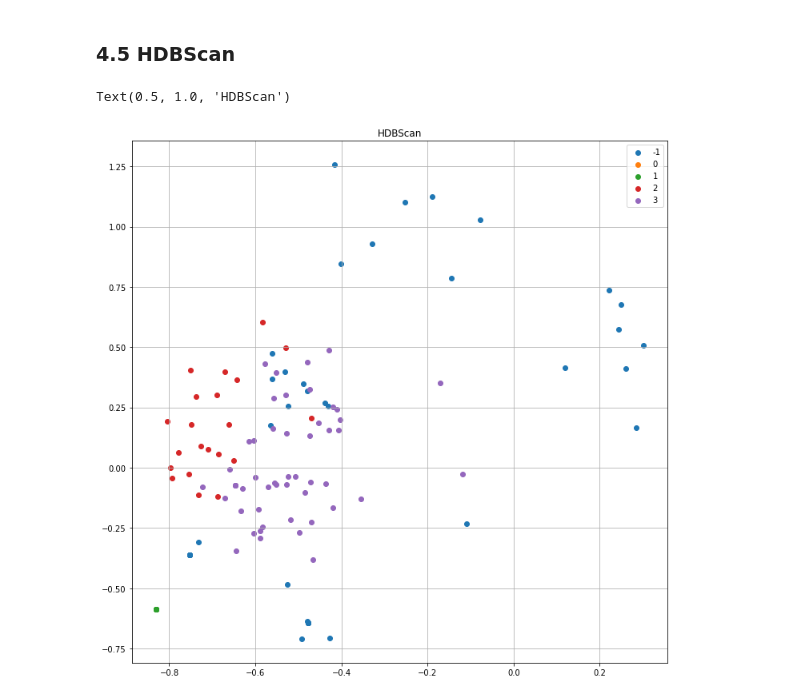
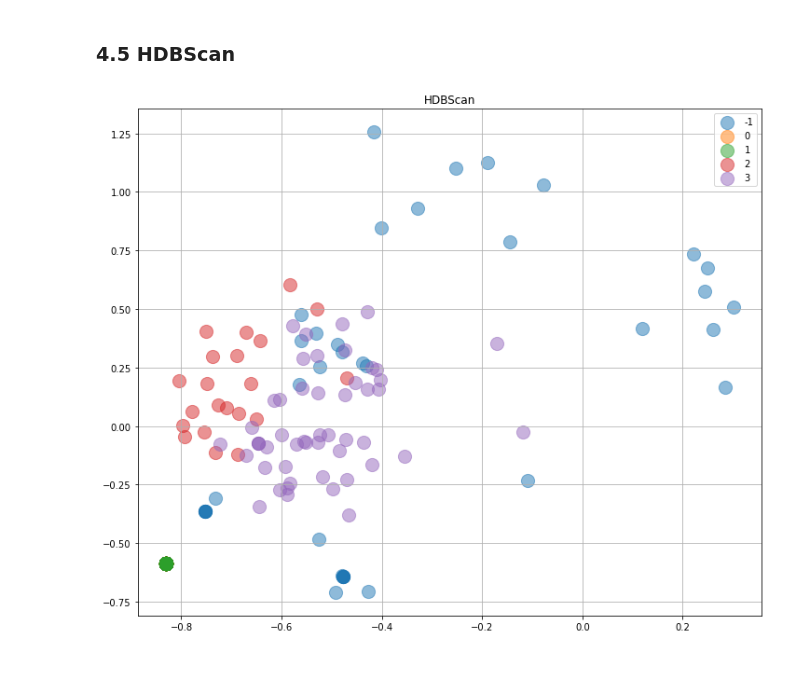
Before and after one commit to boringPpl/presidential-debates-comments-clustering, a Jupyter notebook: visualise_clusters.ipynb, the cells around one changed output. Cells and saved outputs as stored; diff of their text form; code cells hidden in the pictures; blank space fills up the shorter version.

```diff
--- a/visualise_clusters.ipynb
+++ b/visualise_clusters.ipynb
@@ -296,0 +297,2 @@ Text(0.5, 1.0, 'Elbow Method For Optimal k')
+# %%
+df['kmeans-label'] = label
@@ -296,0 +312,3 @@ Text(0.5, 1.0, 'Elbow Method For Optimal k')
+# %%
+for i in [0, 3, 2, 1]:
+    df[df['kmeans-label']==i].to_excel(f'kmeans-label{i}.xlsx')
@@ -297,12 +327,14 @@ Text(0.5, 1.0, 'Elbow Method For Optimal k')
 # %%
-kmeans = KMeans(n_clusters=15)
+kmeans = KMeans(n_clusters=9)  # Previously 15
 label = kmeans.fit_predict(df_vecs.T)
 u_labels = np.unique(label)
 
-fig, ax = plt.subplots(1, 1, figsize=(12, 12))
+fig, ax = plt.subplots(1, 1, figsize=(12, 10))
 for i in u_labels:
-    ax.scatter(df_vecs.T[label == i , 0] , df_vecs.T[label == i , 1] , label = i)
+    ax.scatter(df_vecs.T[label == i, 0],
+               df_vecs.T[label == i, 1],
+               label = i, s = 200, alpha=0.5)
 ax.legend()
 ax.grid(True)
-ax.set_title('K-Means')
+ax.set_title('K-Means');
 # %% [output]
@@ -313,14 +344,15 @@ Text(0.5, 1.0, 'K-Means')
 # %%
 clusterhdb = hdbscan.HDBSCAN(min_cluster_size=15)
 label = clusterhdb.fit_predict(df_vecs.T)
 
 u_labels = np.unique(label)
-fig, ax = plt.subplots(1, 1, figsize=(12, 12))
+fig, ax = plt.subplots(1, 1, figsize=(12, 10))
 for i in u_labels:
-    ax.scatter(df_vecs.T[label == i , 0] , df_vecs.T[label == i , 1] , label = i)
+    ax.scatter(df_vecs.T[label == i, 0],
+               df_vecs.T[label == i , 1],
+               label = i, s = 200, alpha = 0.5)
 ax.legend()
 ax.grid(True)
-ax.set_title('HDBScan')
+ax.set_title('HDBScan');
 # %% [output]
-Text(0.5, 1.0, 'HDBScan')
-[figure, old version]
+[figure, new version]
```
Also changed, not shown: parts of 14 cells of this notebook, 1 other file.
